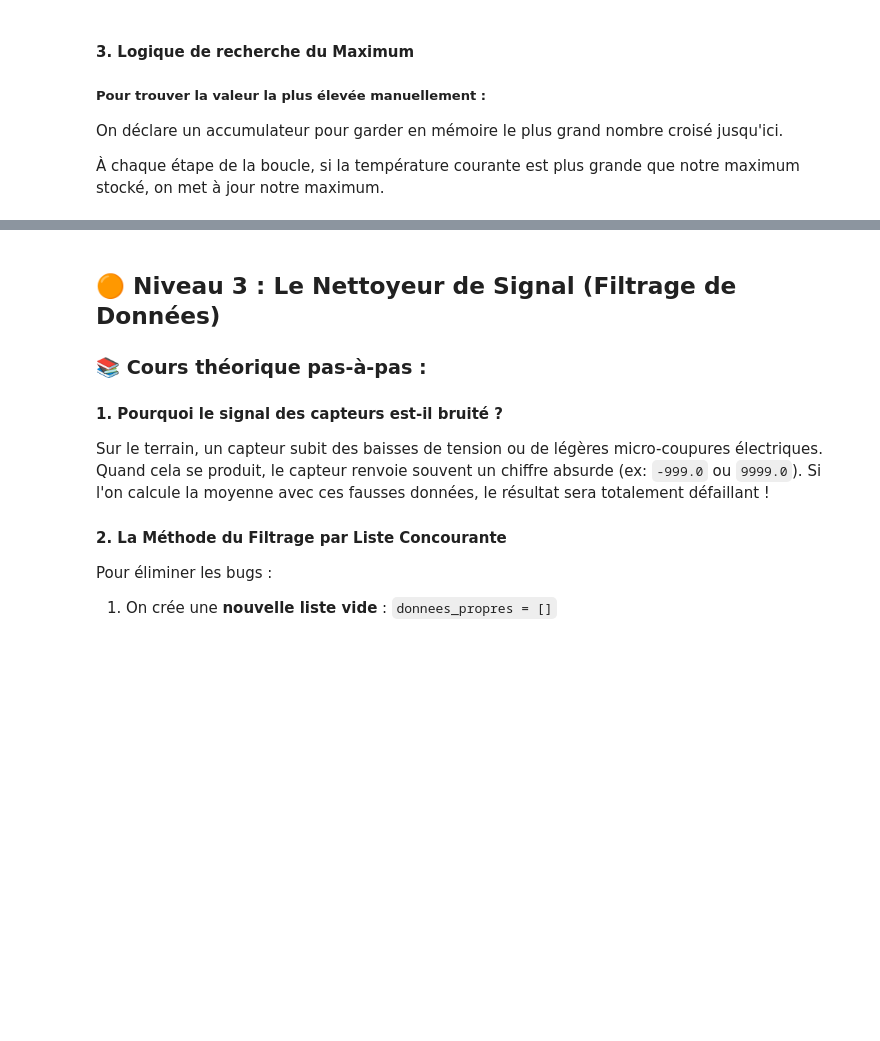
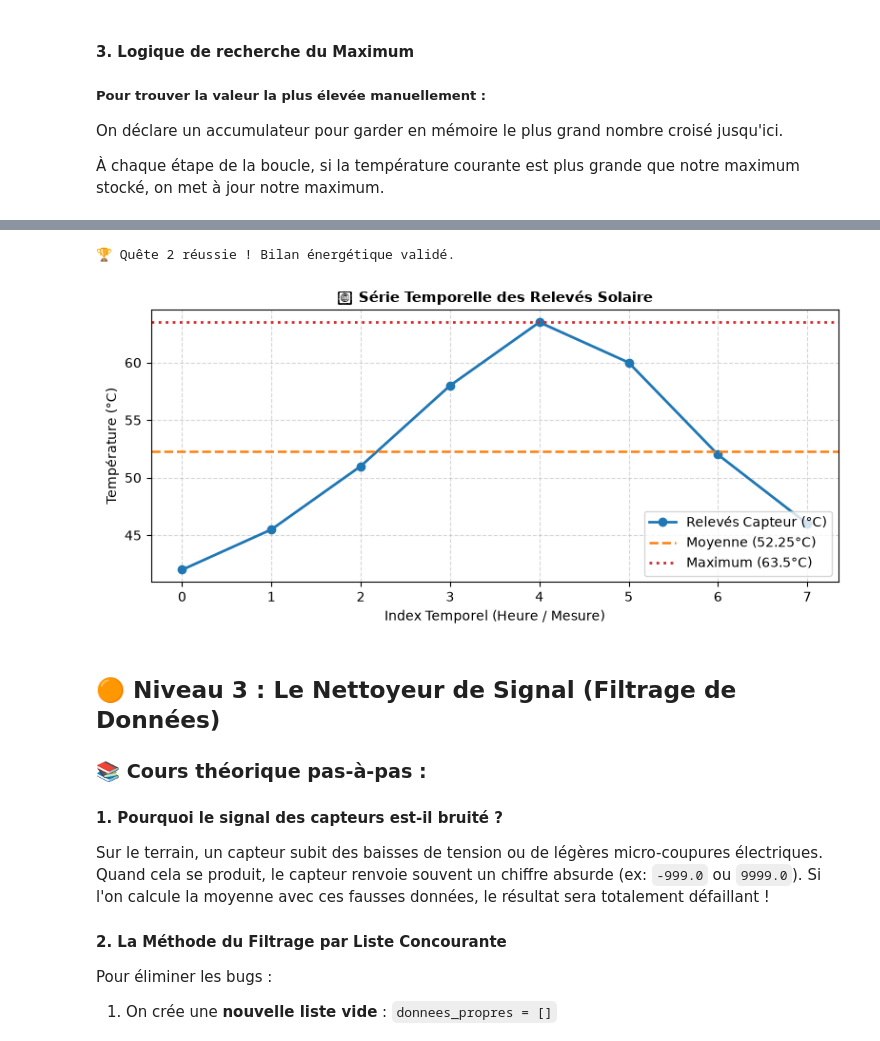
Before and after one commit to diabateyoussouf/formation_python, a Jupyter notebook: Projet_01_IoT_Energie/projet_01.ipynb, the cells around one changed output, grey strips where cells are left out. Cells and saved outputs as stored; diff of their text form; code cells hidden in the pictures; blank space fills up the shorter version.

```diff
--- a/Projet_01_IoT_Energie/projet_01.ipynb
+++ b/Projet_01_IoT_Energie/projet_01.ipynb
@@ -157,0 +218,6 @@ On déclare un accumulateur pour garder en mémoire le plus grand nombre croisé
+# %%
+arret = 11
+i = 0
+while i < arret:
+    print(f"2x{i} = {2*i}")
+    i=i+1
@@ -158,27 +236,37 @@ On déclare un accumulateur pour garder en mémoire le plus grand nombre croisé
 # %%
 # ==========================================
 # QUÊTE 2 : Analyse des Performances Solaire
 # ==========================================
 # Relevés horaire (°C) d'un panneau solaire :
 releves_temperatures = [42.0, 45.5, 51.0, 58.0, 63.5, 60.0, 52.0, 46.0]
 
 # Consignes :
 # 1. Utilise une boucle `for` pour calculer la somme et trouver la valeur MAXIMALE (`temp_max`).
 # 2. Calcule la température MOYENNE (`temp_moyenne`) = somme / nombre d'éléments.
 
 # ### START CODE HERE ###
+somme = 0
+temp_max = releves_temperatures[0]
+for i in range(len(releves_temperatures)):
+    somme = somme + releves_temperatures[i]
+    if temp_max < releves_temperatures[i] :
+        temp_max = releves_temperatures[i]
+temp_moyenne = somme / len(releves_temperatures)
 
 # ### END CODE HERE ###
 
 # --- VALIDATION AUTOMATIQUE ---
 assert 'temp_max' in locals() and 'temp_moyenne' in locals(), "Vérifie les noms de variables"
 assert temp_max == 63.5, f"Erreur temp_max : attendu 63.5, obtenu {temp_max}"
 assert round(temp_moyenne, 2) == 52.25, f"Erreur temp_moyenne : attendu 52.25, obtenu {temp_moyenne}"
 print("🏆 Quête 2 réussie ! Bilan énergétique validé.")
 
 # --- AFFICHAGE VISUEL EN TEMPS RÉEL ---
 from utils import tracer_serie_temporelle
 tracer_serie_temporelle(releves_temperatures, temp_max, temp_moyenne)
+# %% [output]
+🏆 Quête 2 réussie ! Bilan énergétique validé.
+[figure, added]
 # %% [markdown]
 ## 🟠 Niveau 3 : Le Nettoyeur de Signal (Filtrage de Données)
 
```
Also changed, not shown: parts of 28 cells of this notebook, 3 other files.
